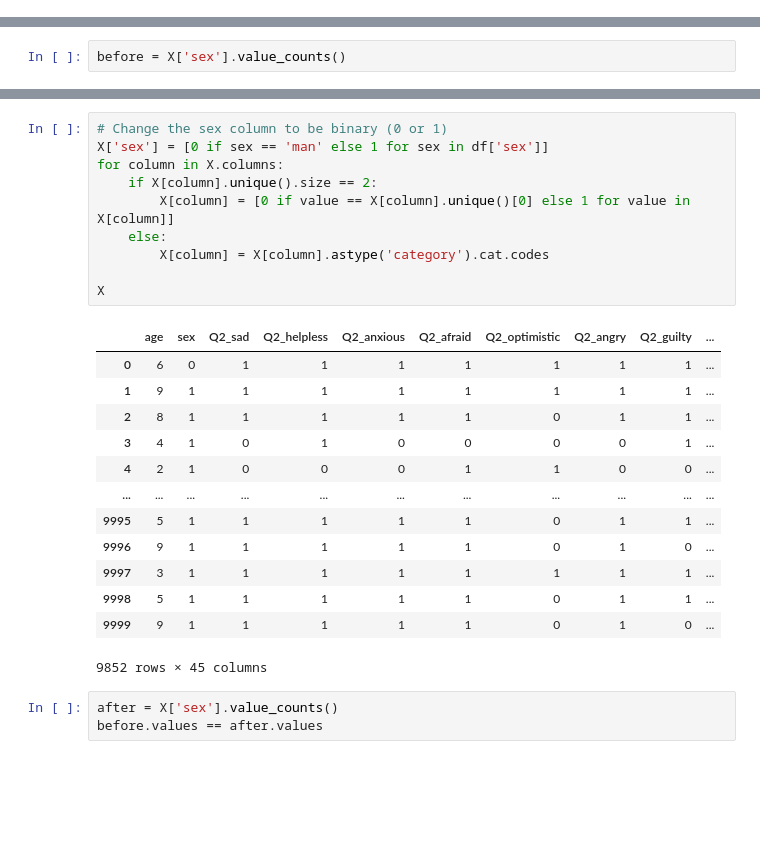
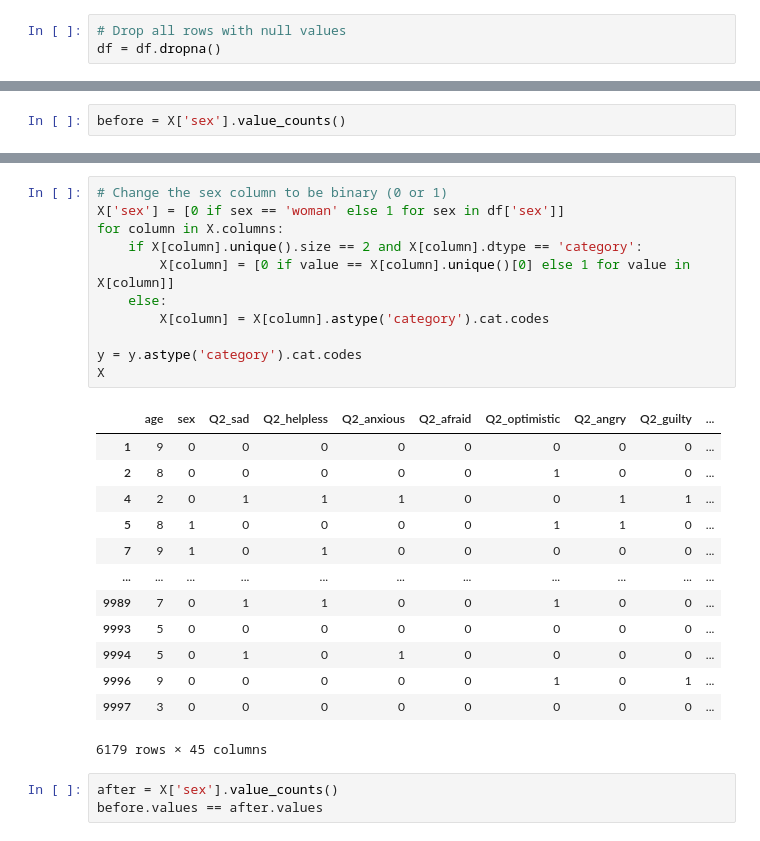
Before and after one commit to jack-rutherford/Climate_Anxiety, a Jupyter notebook: climate_anxiety.ipynb, the cells around one changed output, grey strips where cells are left out. Saved outputs shown, nothing was run; the diff lists cells and outputs as text; blank space fills up the shorter version.

```diff
--- a/climate_anxiety.ipynb
+++ b/climate_anxiety.ipynb
@@ -265,6 +265,9 @@ for i, region in enumerate(df_limited['region'].unique()):
 plt.show()
 # %% [output]
 [figure]
+# %%
+# Drop all rows with null values
+df = df.dropna()
 # %% [markdown]
 ## Data Analysis
 Try data anaylsis with different models. Try with and without non-numeric columns (like language, country).
@@ -279,27 +318,28 @@ before = X['sex'].value_counts()
 # %%
 # Change the sex column to be binary (0 or 1)
-X['sex'] = [0 if sex == 'man' else 1 for sex in df['sex']]
+X['sex'] = [0 if sex == 'woman' else 1 for sex in df['sex']]
 for column in X.columns:
-    if X[column].unique().size == 2:
+    if X[column].unique().size == 2 and X[column].dtype == 'category':
         X[column] = [0 if value == X[column].unique()[0] else 1 for value in X[column]]
     else:
         X[column] = X[column].astype('category').cat.codes
 
+y = y.astype('category').cat.codes
 X
 # %% [output]
 |  | age | sex | Q2_sad | Q2_helpless | Q2_anxious | Q2_afraid | Q2_optimistic | Q2_angry | Q2_guilty | ... |
-| 0 | 6 | 0 | 1 | 1 | 1 | 1 | 1 | 1 | 1 | ... |
-| 1 | 9 | 1 | 1 | 1 | 1 | 1 | 1 | 1 | 1 | ... |
-| 2 | 8 | 1 | 1 | 1 | 1 | 1 | 0 | 1 | 1 | ... |
-| 3 | 4 | 1 | 0 | 1 | 0 | 0 | 0 | 0 | 1 | ... |
-| 4 | 2 | 1 | 0 | 0 | 0 | 1 | 1 | 0 | 0 | ... |
+| 1 | 9 | 0 | 0 | 0 | 0 | 0 | 0 | 0 | 0 | ... |
+| 2 | 8 | 0 | 0 | 0 | 0 | 0 | 1 | 0 | 0 | ... |
+| 4 | 2 | 0 | 1 | 1 | 1 | 0 | 0 | 1 | 1 | ... |
+| 5 | 8 | 1 | 0 | 0 | 0 | 0 | 1 | 1 | 0 | ... |
+| 7 | 9 | 1 | 0 | 1 | 0 | 0 | 0 | 0 | 0 | ... |
 | ... | ... | ... | ... | ... | ... | ... | ... | ... | ... | ... |
-| 9995 | 5 | 1 | 1 | 1 | 1 | 1 | 0 | 1 | 1 | ... |
-| 9996 | 9 | 1 | 1 | 1 | 1 | 1 | 0 | 1 | 0 | ... |
-| 9997 | 3 | 1 | 1 | 1 | 1 | 1 | 1 | 1 | 1 | ... |
-| 9998 | 5 | 1 | 1 | 1 | 1 | 1 | 0 | 1 | 1 | ... |
-| 9999 | 9 | 1 | 1 | 1 | 1 | 1 | 0 | 1 | 0 | ... |
+| 9989 | 7 | 0 | 1 | 1 | 0 | 0 | 1 | 0 | 0 | ... |
+| 9993 | 5 | 0 | 0 | 0 | 0 | 0 | 0 | 0 | 0 | ... |
+| 9994 | 5 | 0 | 1 | 0 | 1 | 0 | 0 | 0 | 0 | ... |
+| 9996 | 9 | 0 | 0 | 0 | 0 | 0 | 1 | 0 | 1 | ... |
+| 9997 | 3 | 0 | 0 | 0 | 0 | 0 | 0 | 0 | 0 | ... |
-9852 rows × 45 columns
+6179 rows × 45 columns
 # %%
 after = X['sex'].value_counts()
 before.values == after.values
```
Also changed, not shown: parts of 4 cells of this notebook.
